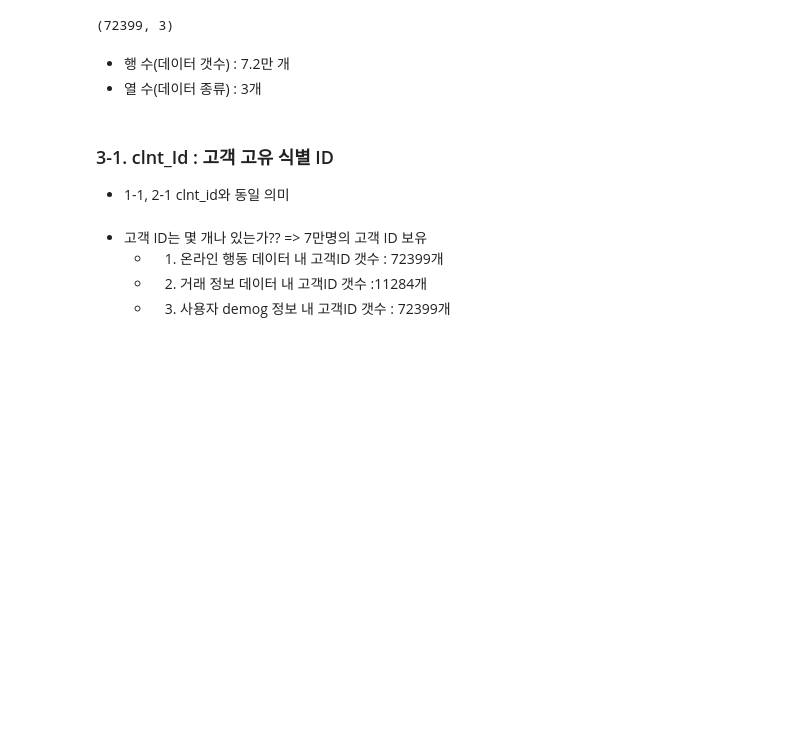
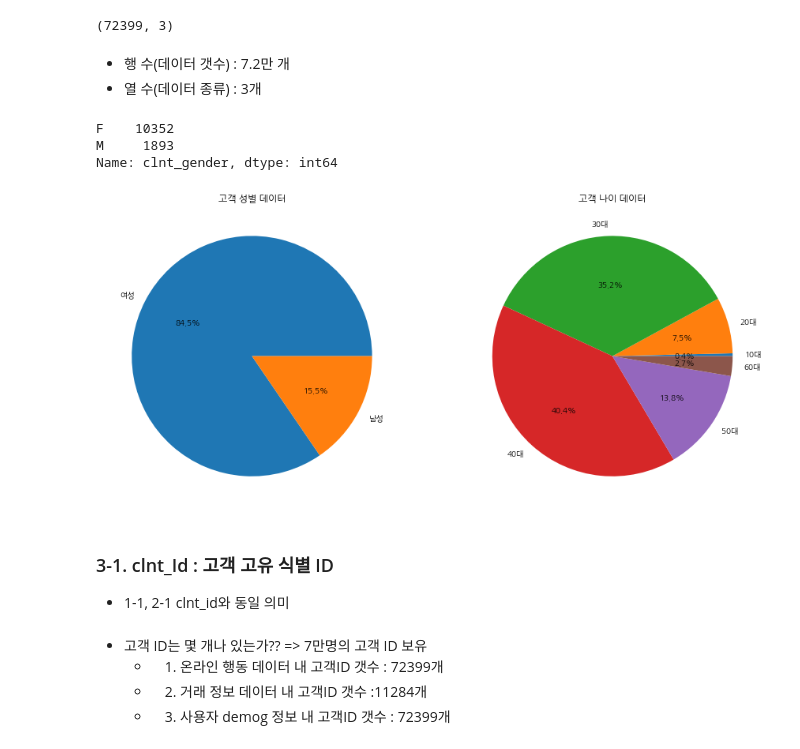
Before and after one commit to PEBpung/Lpoint-Hackathon, a Jupyter notebook: KM/201201_EDA2_km.ipynb, the cells around one changed output. Drawn from its saved outputs; the diff is of its cells as text; code cells hidden in the pictures; blank space fills up the shorter version.

```diff
--- a/KM/201201_EDA2_km.ipynb
+++ b/KM/201201_EDA2_km.ipynb
@@ -1420,6 +1539,26 @@ raw_data3_Demog.shape
 # %% [markdown]
  * 행 수(데이터 갯수) : 7.2만 개
  * 열 수(데이터 종류) : 3개
+# %%
+raw_data3_Demog['clnt_gender'].value_counts().sort_index()
+# %% [output]
+F    10352
+M     1893
+Name: clnt_gender, dtype: int64
+# %%
+fig, axs = plt.subplots(1, 2, figsize=(15, 10))
+label_gender = ['여성', '남성']
+label_age = ['10대', '20대', '30대', '40대', '50대', '60대']
+
+axs[0].pie(raw_data3_Demog['clnt_gender'].value_counts().sort_index(), autopct='%0.1f%%', labels=label_gender)
+axs[0].set_title('고객 성별 데이터')
+
+axs[1].pie(raw_data3_Demog['clnt_age'].value_counts().sort_index(), autopct='%0.1f%%', labels=label_age)
+axs[1].set_title('고객 나이 데이터')
+
+plt.show()
+# %% [output]
+[figure, added]
 # %% [markdown]
 ### 3-1. clnt_Id : 고객 고유 식별 ID
 
```
Also changed, not shown: parts of 26 cells of this notebook.
